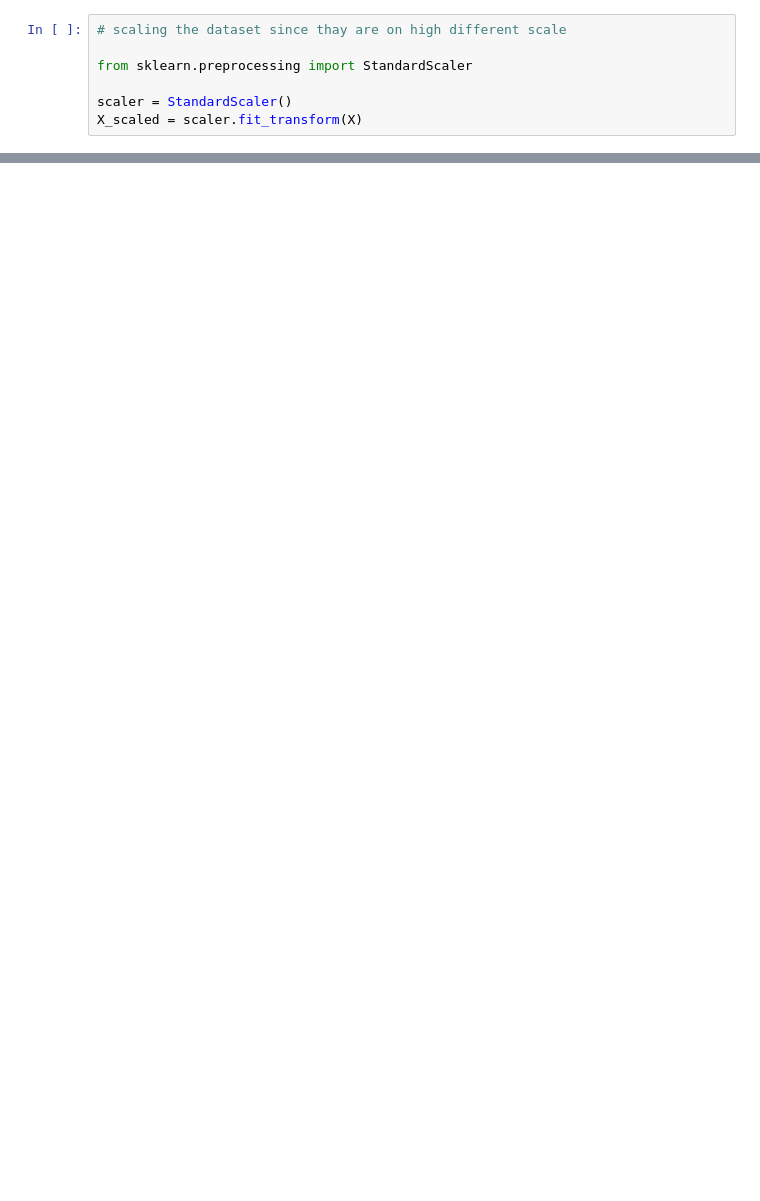
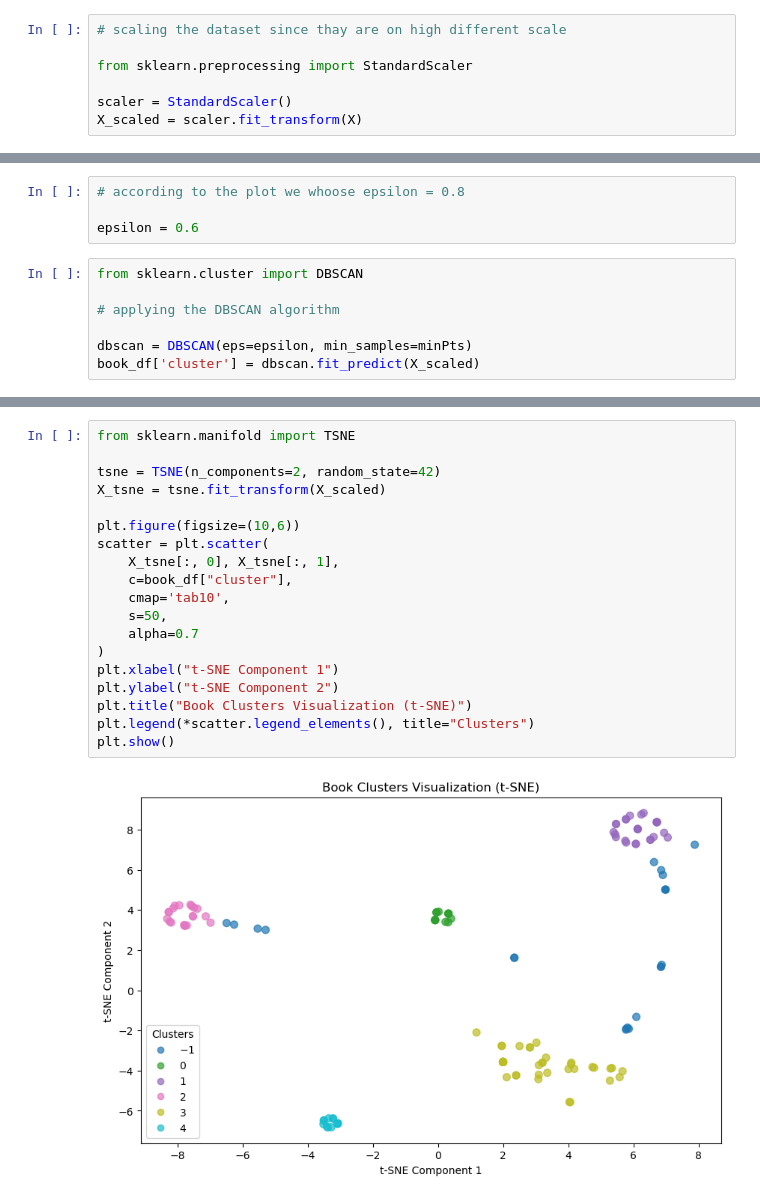
Before and after one commit to mustafaots/Library-Optimization-and-Book-Recommendation-Data-Mining-Project, a Jupyter notebook: notebooks/models/clustering-2/model.ipynb, the cells around one changed output, grey strips where cells are left out. Drawn from its saved outputs; the diff is of its cells as text; blank space fills up the shorter version.

```diff
--- a/notebooks/models/clustering-2/model.ipynb
+++ b/notebooks/models/clustering-2/model.ipynb
@@ -183,0 +226,11 @@ plt.show()
+# %%
+# according to the plot we whoose epsilon = 0.8
+
+epsilon = 0.6
+# %%
+from sklearn.cluster import DBSCAN
+
+# applying the DBSCAN algorithm
+
+dbscan = DBSCAN(eps=epsilon, min_samples=minPts)
+book_df['cluster'] = dbscan.fit_predict(X_scaled)
@@ -183,0 +266,21 @@ plt.show()
+# %%
+from sklearn.manifold import TSNE
+
+tsne = TSNE(n_components=2, random_state=42)
+X_tsne = tsne.fit_transform(X_scaled)
+
+plt.figure(figsize=(10,6))
+scatter = plt.scatter(
+    X_tsne[:, 0], X_tsne[:, 1],
+    c=book_df["cluster"],
+    cmap='tab10',
+    s=50,
+    alpha=0.7
+)
+plt.xlabel("t-SNE Component 1")
+plt.ylabel("t-SNE Component 2")
+plt.title("Book Clusters Visualization (t-SNE)")
+plt.legend(*scatter.legend_elements(), title="Clusters")
+plt.show()
+# %% [output]
+[figure, added]
```
Also changed, not shown: parts of 13 cells of this notebook.
